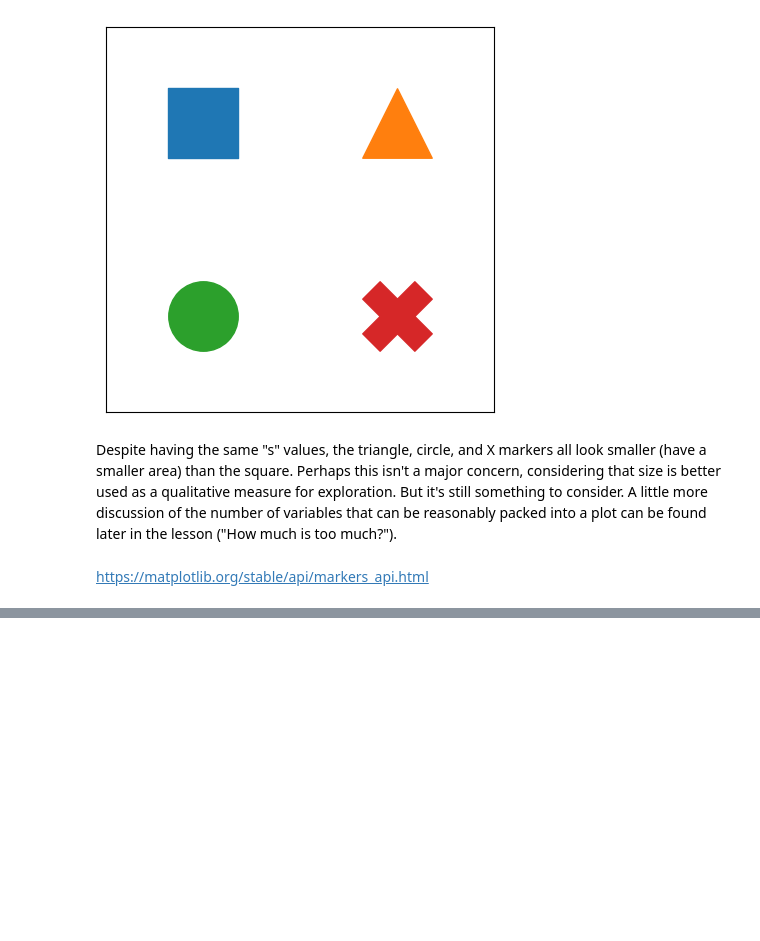
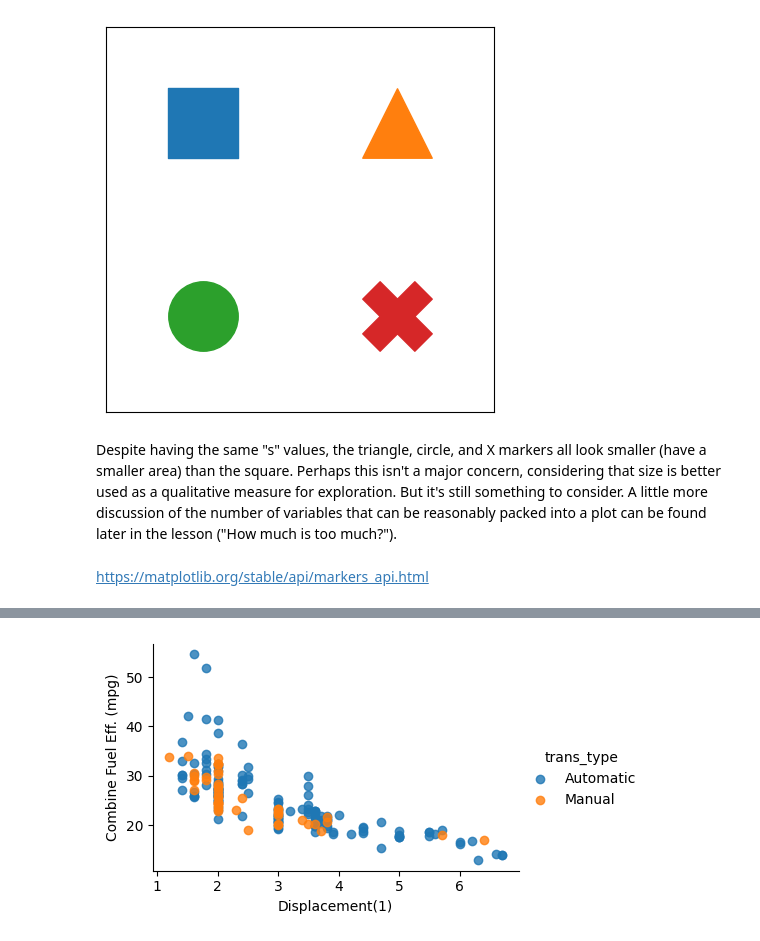
Before and after one commit to sondosaabed/Data-Visualization-with-Matplotlib-and-Seaborn, a Jupyter notebook: L5-Multivariate-Exploration-of-Data/L5-Multivariate-Exploration-of-Data.ipynb, the cells around one changed output, grey strips where cells are left out. Saved outputs shown, nothing was run; the diff lists cells and outputs as text; code cells hidden in the pictures; blank space fills up the shorter version.

```diff
--- a/L5-Multivariate-Exploration-of-Data/L5-Multivariate-Exploration-of-Data.ipynb
+++ b/L5-Multivariate-Exploration-of-Data/L5-Multivariate-Exploration-of-Data.ipynb
@@ -113,0 +141,9 @@ https://matplotlib.org/stable/api/markers_api.html
+# %%
+g = sns.FacetGrid(data=fuel_econ_subset, hue='trans_type',
+                hue_order=['Automatic', 'Manual'], aspect=1.5)
+g.map(sns.regplot,'displ','comb', fit_reg=False);
+g.add_legend()
+plt.xlabel('Displacement(1)')
+plt.ylabel('Combine Fuel Eff. (mpg)');
+# %% [output]
+[figure, added]
```
Also changed, not shown: parts of 14 cells of this notebook.
